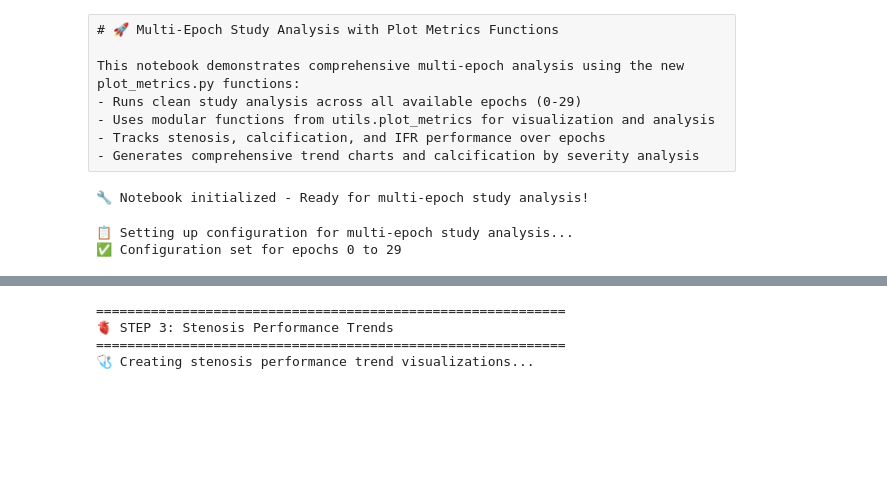
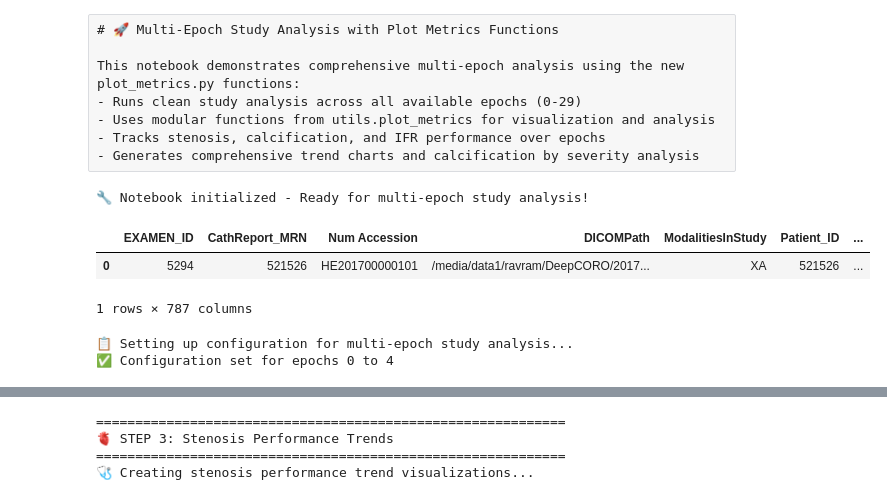
Before and after one commit to HeartWise-AI/DeepCORO_CLIP, a Jupyter notebook: plot_result_example.ipynb, the cells around one changed output, grey strips where cells are left out. Drawn from its saved outputs; the diff is of its cells as text; code cells hidden in the pictures; blank space fills up the shorter version.

```diff
--- a/plot_result_example.ipynb
+++ b/plot_result_example.ipynb
@@ -36,19 +36,26 @@ from utils.clean_study_analysis import run_multi_epoch_analysis
 print("🔧 Notebook initialized - Ready for multi-epoch study analysis!")
 # %% [output]
 🔧 Notebook initialized - Ready for multi-epoch study analysis!
+# %%
+df_study = pd.read_parquet('/media/data1/datasets/DeepCoro/2b_CathReport_HEMO_MHI_MERGED_2017-2024_STUDY_LEVEL.parquet')
+display(df_study.head(n=1))
+# %% [output]
+|  | EXAMEN_ID | CathReport_MRN | Num Accession | DICOMPath | ModalitiesInStudy | Patient_ID | ... |
+| 0 | 5294 | 521526 | HE201700000101 | /media/data1/ravram/DeepCORO/2017... | XA | 521526 | ... |
+1 rows × 787 columns
 # %%
 # Cell 1: Configuration
 print("📋 Setting up configuration for multi-epoch study analysis...")
 
 # Dataset paths
-REPORT_CSV_PATH = "data/reports/reports_with_alpha_separator_with_Calcifc_Stenosis_IFR_20250601_RCA_LCA_merged_with_left_dominance_dependent_vessels.csv"
-PREDICTIONS_DIR = "outputs/DeepCORO_clip/dev_deep_coro_clip_single_video/8av1xygm_20250605-083820_best_single_video"
+REPORT_CSV_PATH = "/media/data1/ravram/DeepCORO_CLIP_ENCODER/datasets/reports_with_alpha_separator_with_Calcifc_Stenosis_IFR_20250601_RCA_LCA_merged_with_left_dominance_dependent_vessels.csv"
+PREDICTIONS_DIR = "outputs/DeepCORO_multitask/DeepCORO_Multitask/woulqc4c_20251002-081526/predictions"
 
 # Output directory
 OUTPUT_DIR = "multi_epoch_study_analysis_results"
 
 # Analysis parameters
-EPOCH_RANGE = (0, 29)  # Analyze epochs 0 to 29
+EPOCH_RANGE = (0, 4)  # Analyze epochs 0 to 29
 USE_PARALLEL = True
 MAX_WORKERS = 8
 BATCH_SIZE = 10
@@ -57,7 +64,7 @@ print(f"✅ Configuration set for epochs {EPOCH_RANGE[0]} to {EPOCH_RANGE[1]}")
 os.makedirs(OUTPUT_DIR, exist_ok=True)
 # %% [output]
 📋 Setting up configuration for multi-epoch study analysis...
-✅ Configuration set for epochs 0 to 29
+✅ Configuration set for epochs 0 to 4
 # %%
 # Cell 2: Run Multi-Epoch Analysis
 print("\n" + "="*60)
```
Also changed, not shown: parts of 2 cells of this notebook, 27 other files.
